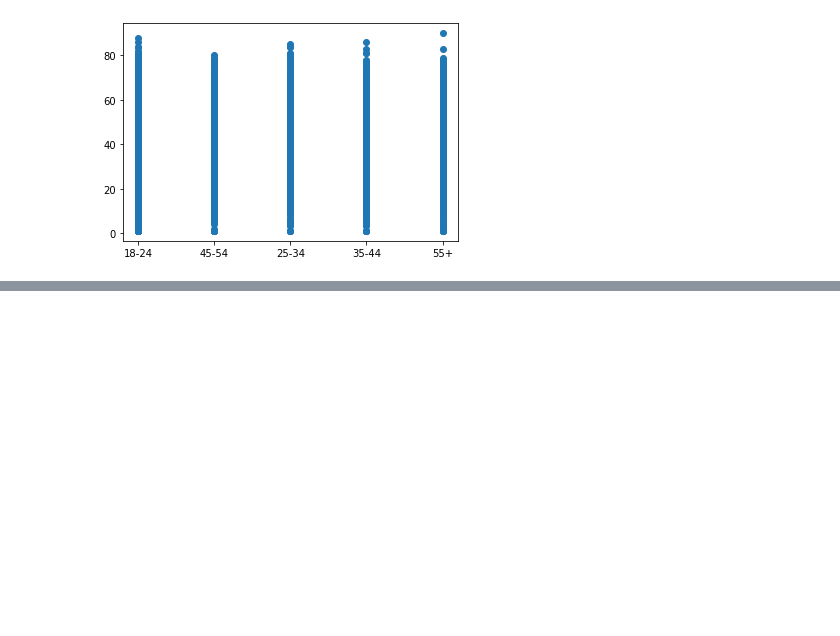
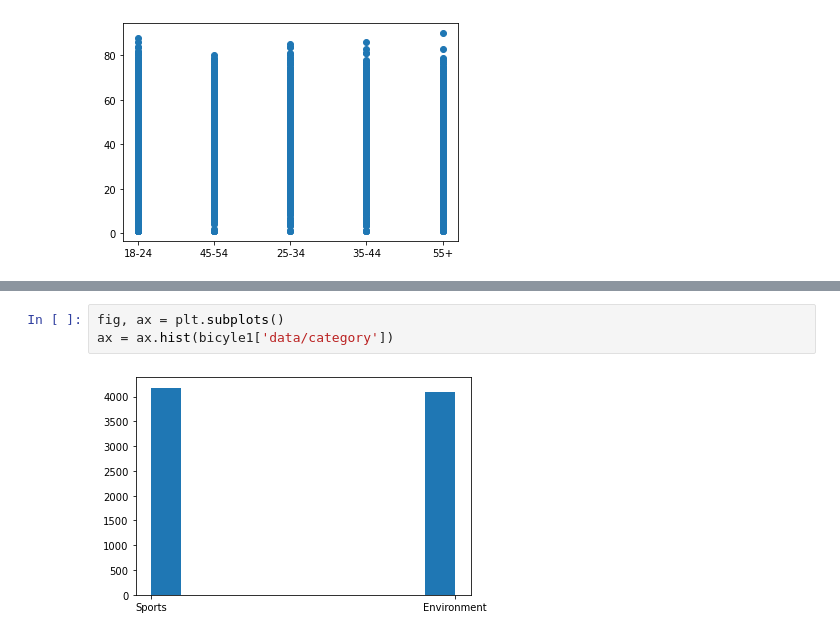
Before and after one commit to shreyastejam/Synapase, a Jupyter notebook: synapse_data_analysis.ipynb, the cells around one changed output, grey strips where cells are left out. Saved outputs shown, nothing was run; the diff lists cells and outputs as text; blank space fills up the shorter version.

```diff
--- a/synapse_data_analysis.ipynb
+++ b/synapse_data_analysis.ipynb
@@ -39,0 +50,5 @@ ax = ax.scatter(bicyle1["data/age"], bicyle1["data/amount"])
+# %%
+fig, ax = plt.subplots()
+ax = ax.hist(bicyle1['data/category'])
+# %% [output]
+[figure, added]
```
Also changed, not shown: parts of 2 cells of this notebook.
